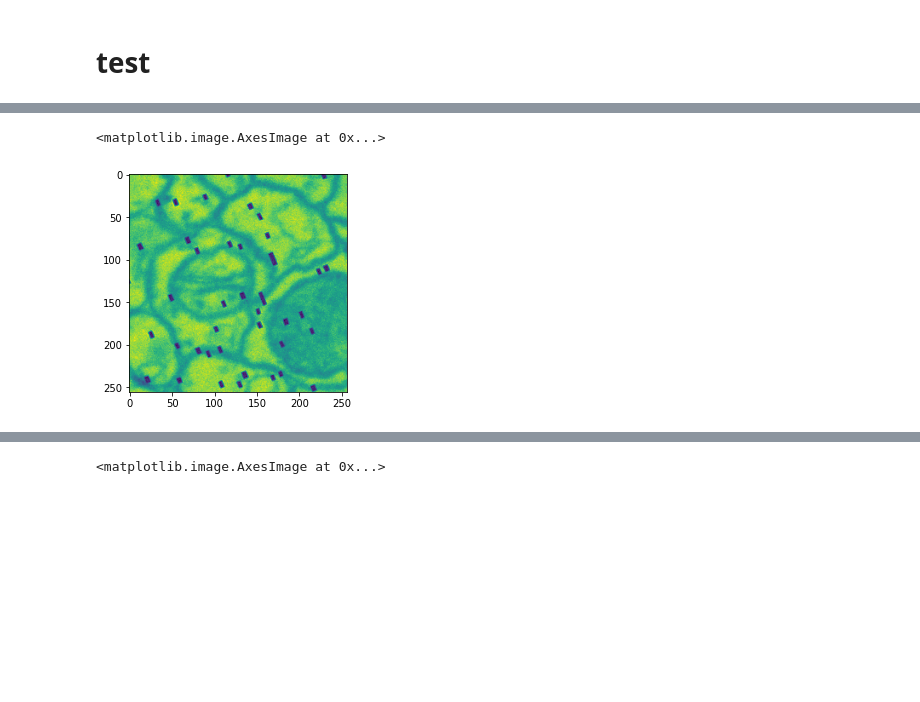
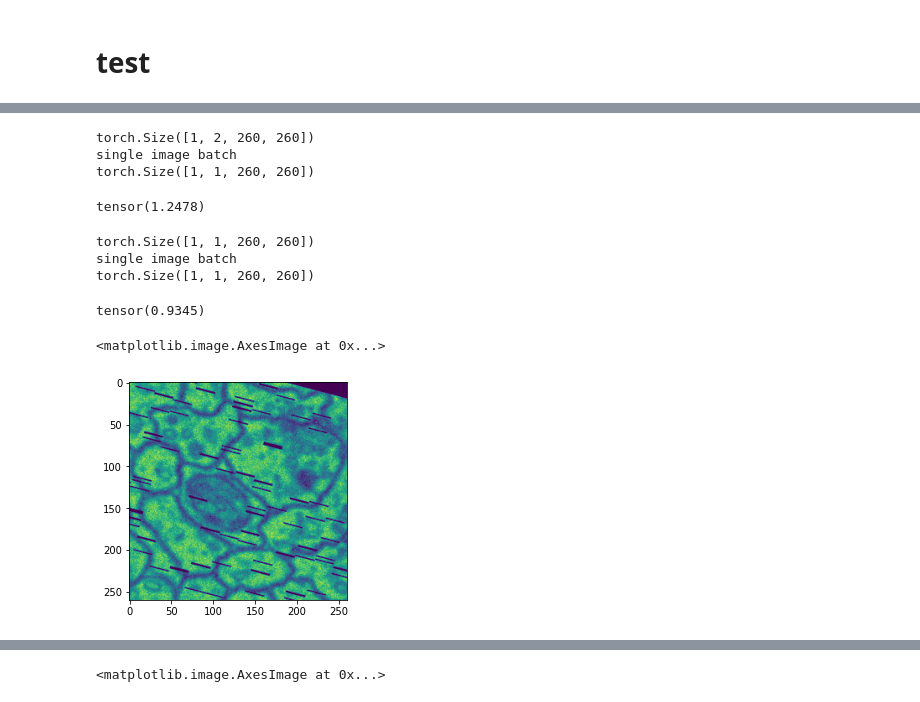
Before and after one commit to bbarad/defects_DLMBL, a Jupyter notebook: notebooks/dataloader_testing.ipynb, the cells around one changed output, grey strips where cells are left out. Cells and saved outputs as stored; diff of their text form; code cells hidden in the pictures; blank space fills up the shorter version.

```diff
--- a/notebooks/dataloader_testing.ipynb
+++ b/notebooks/dataloader_testing.ipynb
@@ -123,2 +129,13 @@ from defects_dlmbl.datasets import CREMIDataset
+# %%
+augmenter = iaa.Sequential([
+                                    iaa.Flipud(0.5),
+                                    iaa.Fliplr(0.5),
+                                    iaa.LinearContrast((0.75, 1.5)),
+                                    iaa.geometric.ElasticTransformation(alpha=(0, 40), sigma=10),
+                                    iaa.GaussianBlur(sigma=(0, 2)),
+                                    iaa.AdditiveGaussianNoise(loc=0, scale=(0.0, 20)),
+                                    iaa.CoarseDropout(p=(0, 0.1), size_percent=(0.02, 0.5)),
+                                    iaa.Affine(scale=(0.8, 1.2), rotate=(-25, 25)),
+                                    ],random_order=False)
 # %%
-data = CREMIDataset('data/training_data.zarr')
+data = CREMIDataset('data/training_data.zarr',augmenter=augmenter)
@@ -143,8 +174,22 @@ x.shape,aff.shape,y.shape
+# %%
+disc_loss(torch.cat([torch.ones_like(seg[None]),seg[:,None]],axis=1).float(),seg[None])
+# %% [output]
+torch.Size([1, 2, 260, 260])
+single image batch
+torch.Size([1, 1, 260, 260])
+tensor(1.2478)
+# %%
+disc_loss(torch.cat([seg[None] for _ in range(1)],axis=1).float(),seg[None])
+# %% [output]
+torch.Size([1, 1, 260, 260])
+single image batch
+torch.Size([1, 1, 260, 260])
+tensor(0.9345)
 # %%
-plt.imshow(x.squeeze())
+plt.imshow(data[0][0][0])
 # %% [output]
 <matplotlib.image.AxesImage at 0x...>
-[figure, old version]
+[figure, new version]
 # %%
 plt.imshow(y.squeeze())
 # %% [output]
```
Also changed, not shown: parts of 17 cells of this notebook, 3 other files.
